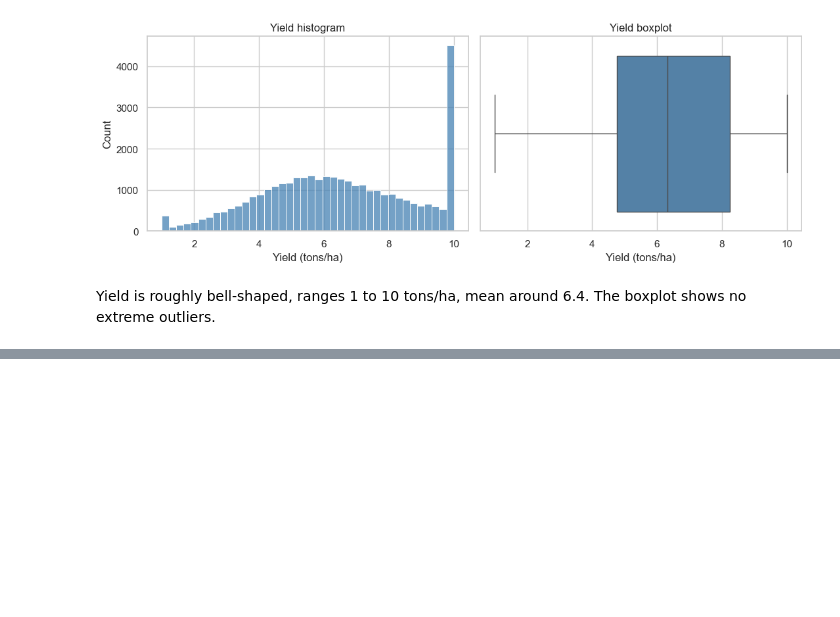
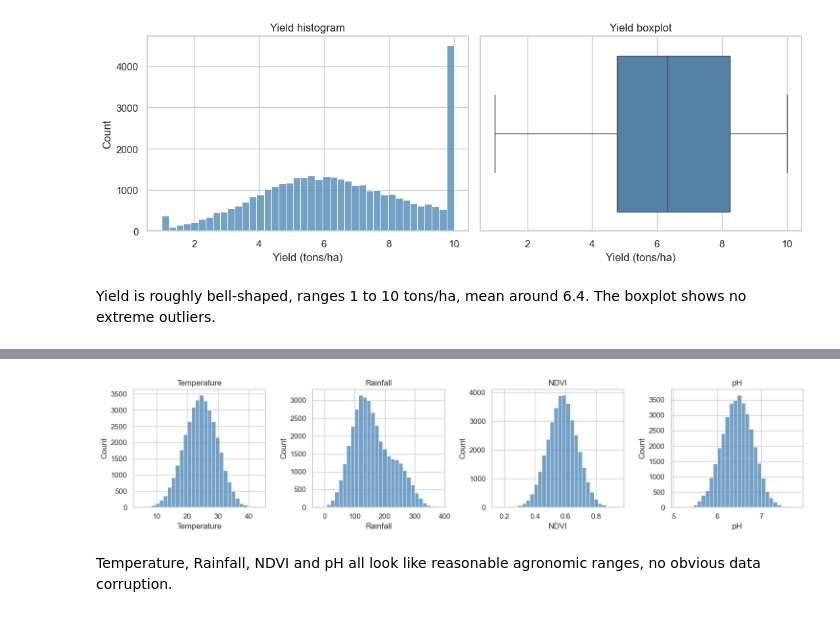
Before and after one commit to Mrnidhi/DATA245_Project, a Jupyter notebook: notebooks/01_eda.ipynb, the cells around one changed output, grey strips where cells are left out. Cells and saved outputs as stored; diff of their text form; code cells hidden in the pictures; blank space fills up the shorter version.

Commit message:
feat(eda): plot distributions of Temperature, Rainfall, NDVI, pH

```diff
--- a/notebooks/01_eda.ipynb
+++ b/notebooks/01_eda.ipynb
@@ -110,0 +115,13 @@ Yield is roughly bell-shaped, ranges 1 to 10 tons/ha, mean around 6.4. The boxpl
+# %%
+key_cols = ['Temperature', 'Rainfall', 'NDVI', 'pH']
+fig, axes = plt.subplots(1, 4, figsize=(15, 3.5))
+for ax, col in zip(axes, key_cols):
+    sns.histplot(df[col], bins=30, color='steelblue', ax=ax)
+    ax.set_title(col)
+fig.tight_layout()
+fig.savefig(FIG_DIR / 'eda_key_features.png', dpi=150, bbox_inches='tight')
+plt.show()
+# %% [output]
+[figure, added]
+# %% [markdown]
+Temperature, Rainfall, NDVI and pH all look like reasonable agronomic ranges, no obvious data corruption.
```
Also changed, not shown: parts of 1 cell of this notebook.
